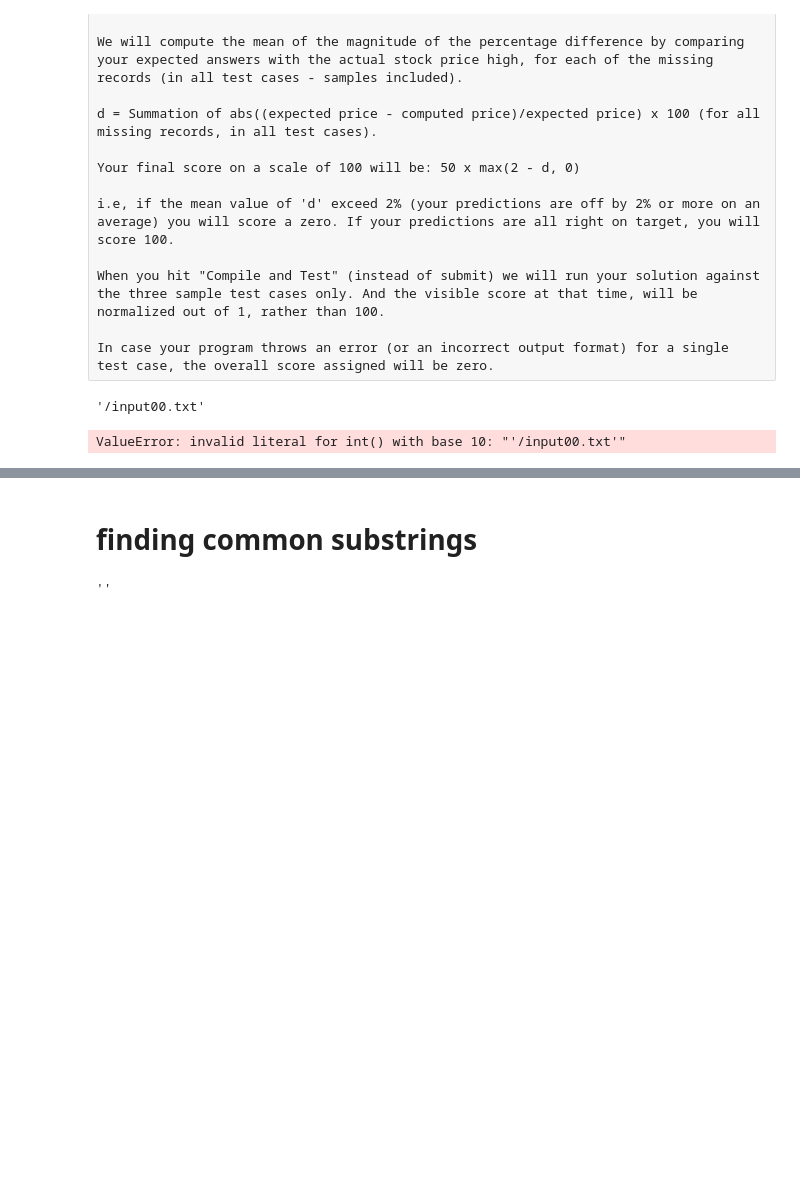
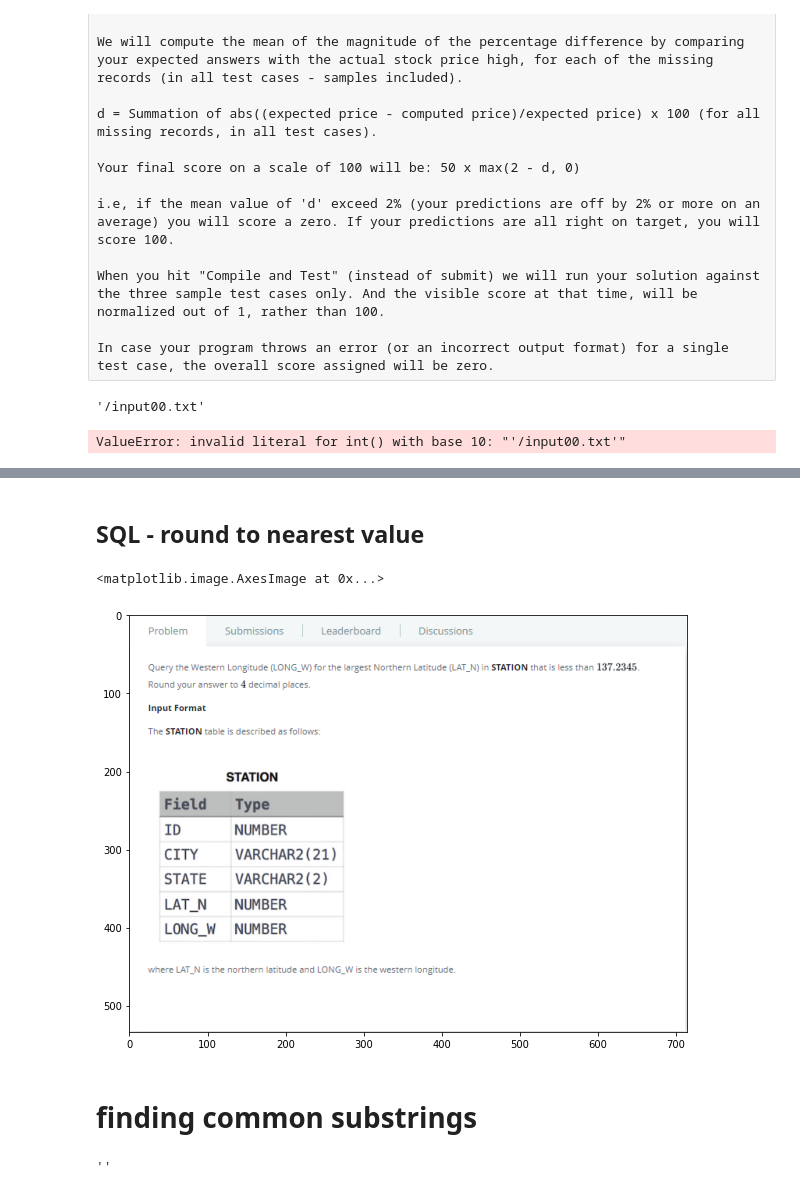
Before and after one commit to sdman135/Technical-Interview-Coding-Skills, a Jupyter notebook: Technical Interview Coding Skills Review.ipynb, the cells around one changed output, grey strips where cells are left out. Drawn from its saved outputs; the diff is of its cells as text; code cells hidden in the pictures; blank space fills up the shorter version.

```diff
--- a/Technical Interview Coding Skills Review.ipynb
+++ b/Technical Interview Coding Skills Review.ipynb
@@ -1568,0 +1589,9 @@ ValueError: invalid literal for int() with base 10: "'/input00.txt'"
+# %% [markdown]
+## SQL - round to nearest value
+# %%
+img = plt.imread('images/Hackerrack -SQL- Weather-Obseration-station-15.PNG')
+plt.figure(figsize = (10,8))
+plt.imshow(img)
+# %% [output]
+<matplotlib.image.AxesImage at 0x...>
+[figure, added]
```
Also changed, not shown: parts of 6 cells of this notebook, 2 other files.
